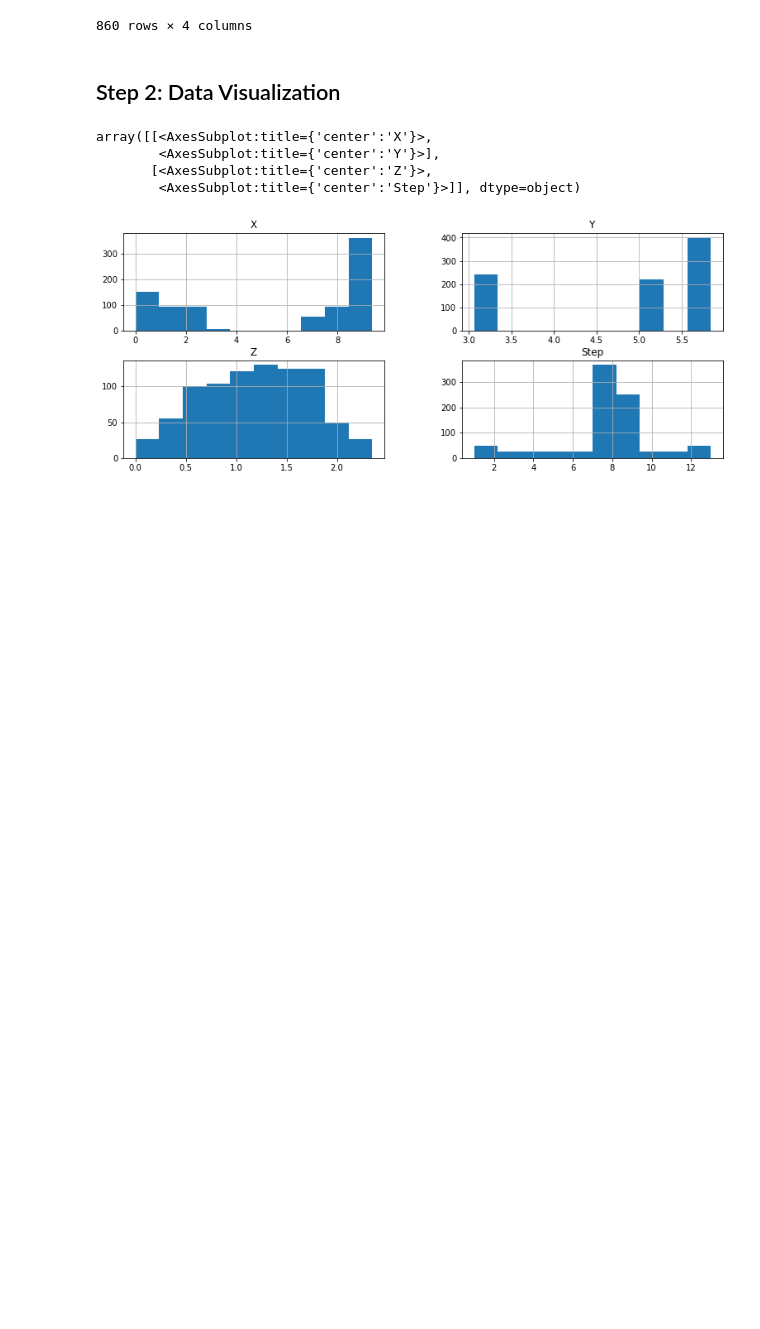
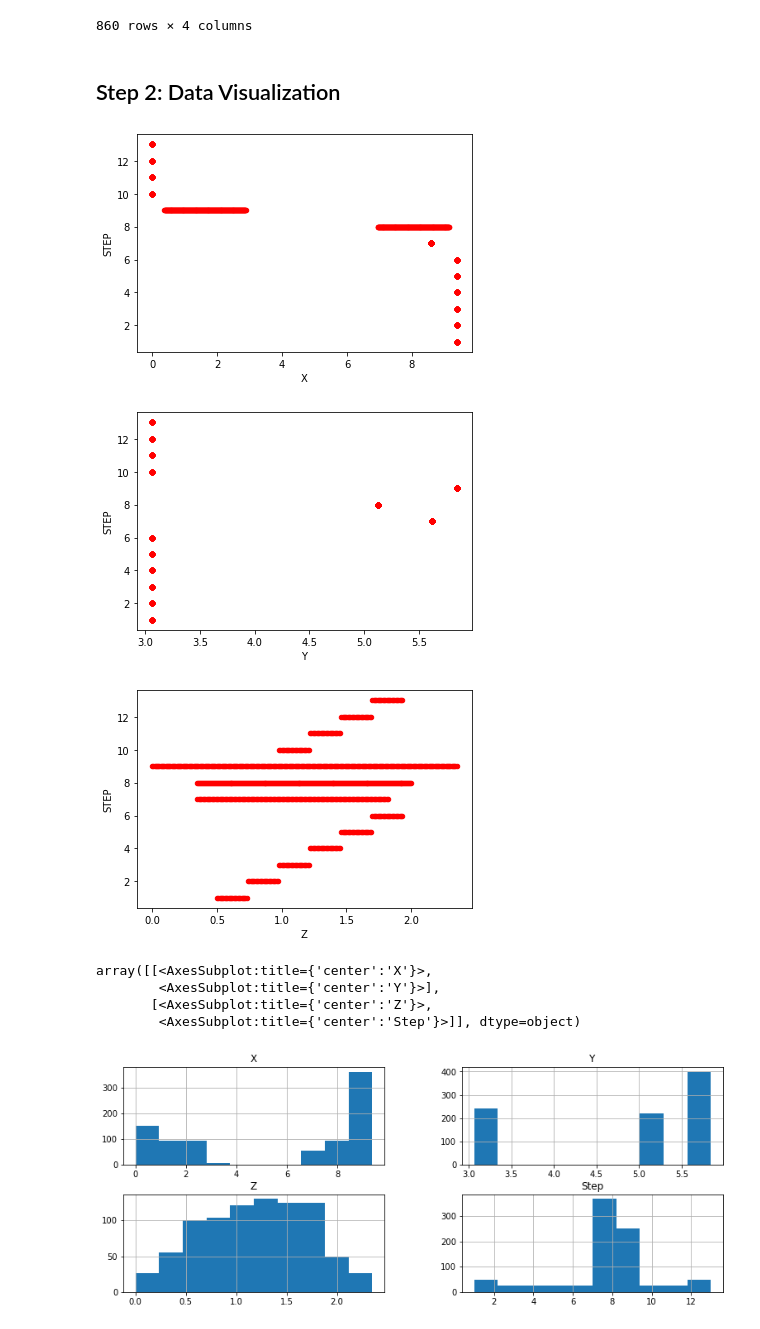
Before and after one commit to Azouz2K21/Cart_Pole_Open_GymAI, a Jupyter notebook: Project_1.ipynb, the cells around one changed output. Drawn from its saved outputs; the diff is of its cells as text; code cells hidden in the pictures; blank space fills up the shorter version.

```diff
--- a/Project_1.ipynb
+++ b/Project_1.ipynb
@@ -30,6 +30,20 @@ df
 # %%
 import numpy as np
 import matplotlib.pyplot as plt
+# %%
+df.plot(kind='scatter',x='X',y='Step',color='red')
+plt.ylabel('STEP')
+plt.show()
+df.plot(kind='scatter',x='Y',y='Step',color='red')
+plt.ylabel('STEP')
+plt.show()
+df.plot(kind='scatter',x='Z',y='Step',color='red')
+plt.ylabel('STEP')
+plt.show()
+# %% [output]
+[figure, added]
+[figure, added]
+[figure, added]
 # %%
 df.hist(figsize=(13,5))
 # %% [output]
```
